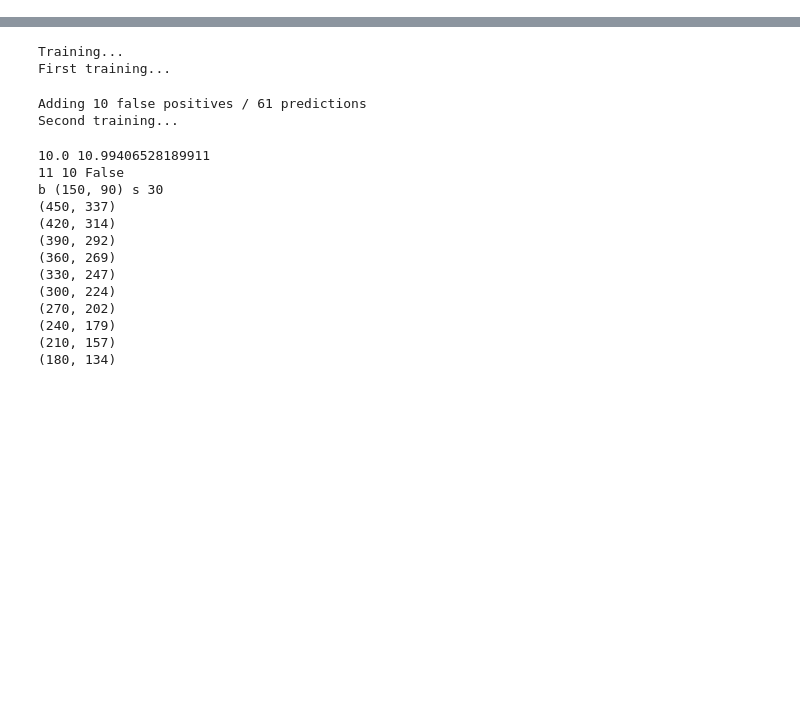
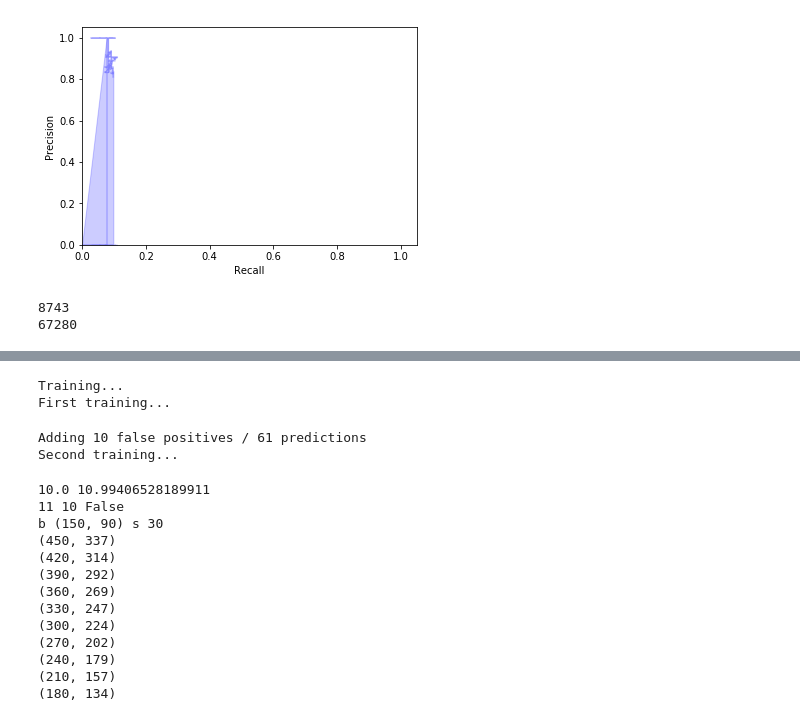
Before and after one commit to jpennors/face_detection_project, a Jupyter notebook: KISS.ipynb, the cells around one changed output, grey strips where cells are left out. Drawn from its saved outputs; the diff is of its cells as text; code cells hidden in the pictures; blank space fills up the shorter version.

```diff
--- a/KISS.ipynb
+++ b/KISS.ipynb
@@ -93,0 +139,6 @@ IndexError: too many indices for array
+# %%
+from modules.validation import pr_curve
+%matplotlib inline
+pr_curve(labels, predictions)
+# %% [output]
+[figure, added]
@@ -93,0 +148,18 @@ IndexError: too many indices for array
+# %%
+from skimage.feature import haar_like_feature, haar_like_feature_coord
+slide_step = (10, 10)
+box_size = (30, 30)
+feature_type = 'type-3-x'
+
+iimg = int_images[0]
+h, l = iimg.shape[:2]
+
+ft_coord, ft_type = haar_like_feature_coord(*box_size[::-1], feature_type=feature_type)
+ft_rate = 0.7
+n_features = int(ft_coord.shape[0] * ft_rate)
+
+print(compute_no_windows(iimg, box_size, slide_step, downscale_step))
+print(ft_coord.shape[0])
+# %% [output]
+8743
+67280
```
Also changed, not shown: parts of 23 cells of this notebook, 5 other files.
